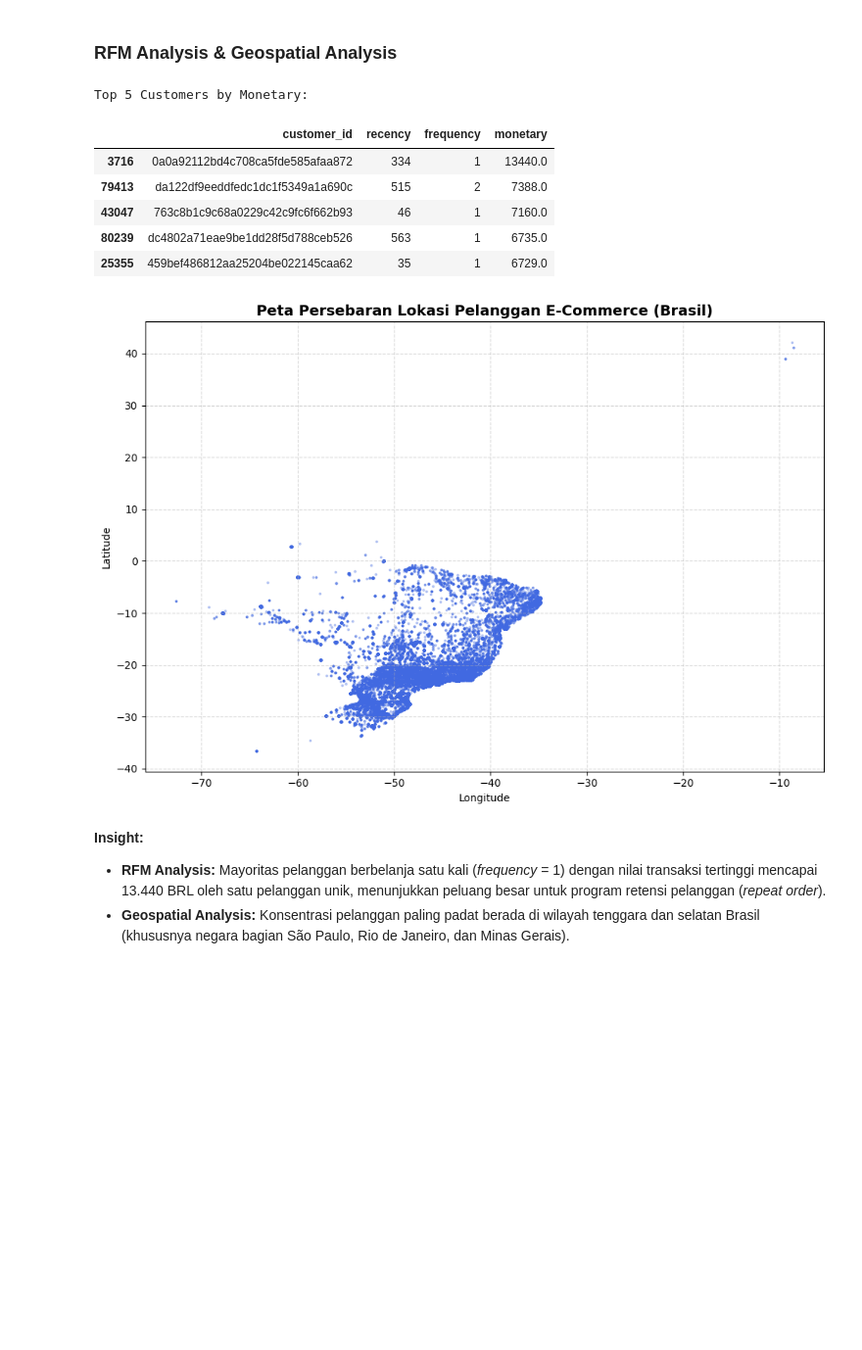
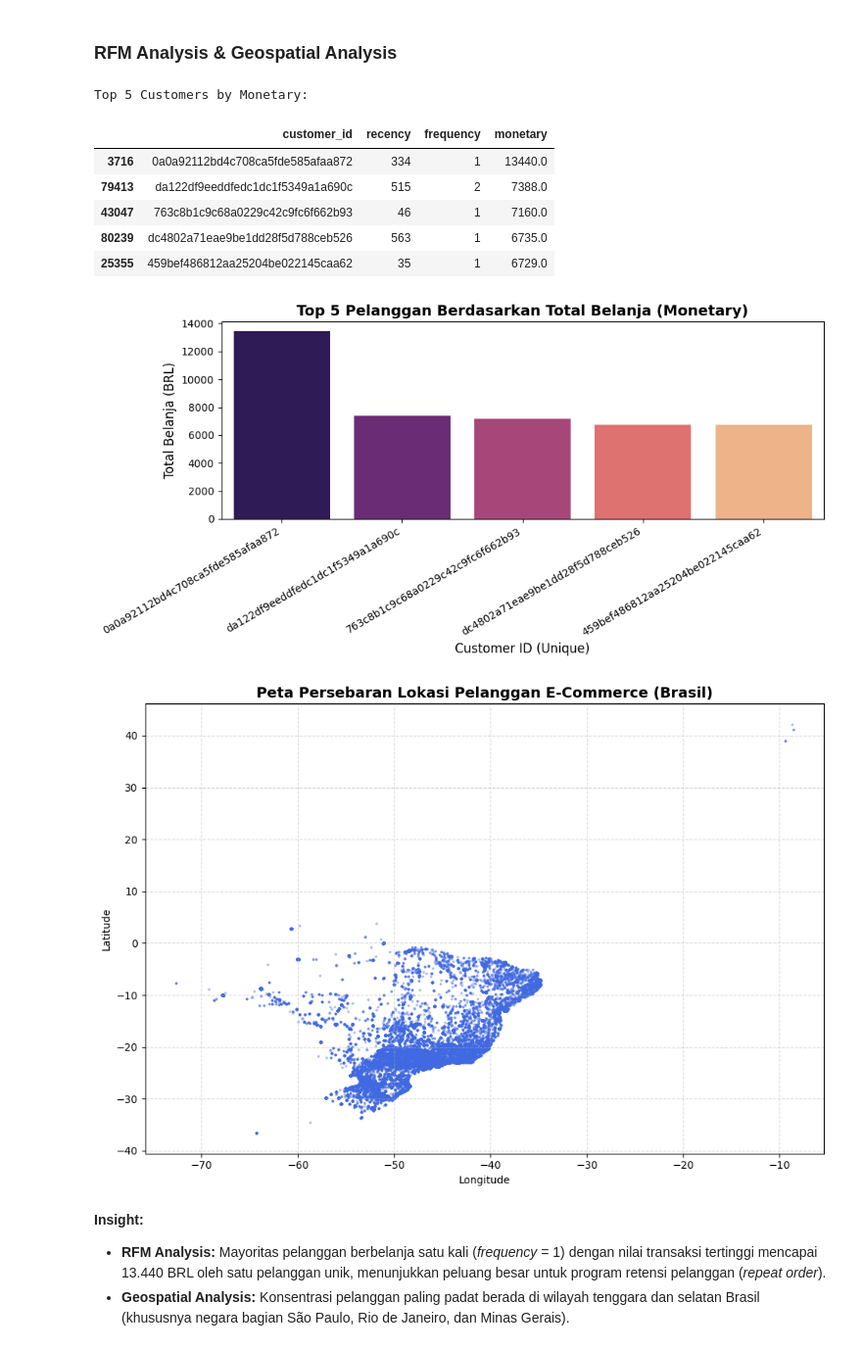
Before and after one commit to biyancore/Submission-Analisis-Data-Ecommerce, a Jupyter notebook: notebook.ipynb, the cells around one changed output. Shown at 98% size. Cells and saved outputs as stored; diff of their text form; code cells hidden in the pictures; blank space fills up the shorter version.

```diff
--- a/notebook.ipynb
+++ b/notebook.ipynb
@@ -574,50 +574,81 @@ plt.show()
 ### RFM Analysis & Geospatial Analysis
 # %%
 # --- 1. RFM Analysis ---
+# Menentukan tanggal recency (1 hari setelah tanggal pembelian terakhir dalam dataset)
 recent_date = complete_order_df['order_purchase_timestamp'].max() + pd.Timedelta(days=1)
 
+# Mengagregasi data untuk mendapatkan nilai Recency, Frequency, dan Monetary per pelanggan
 rfm_df = complete_order_df.groupby('customer_unique_id').agg({
     'order_purchase_timestamp': lambda x: (recent_date - x.max()).days,
     'order_id': 'nunique',
     'price': 'sum'
 }).reset_index()
 
+# Mengganti nama kolom
 rfm_df.columns = ['customer_id', 'recency', 'frequency', 'monetary']
+
 print("Top 5 Customers by Monetary:")
-display(rfm_df.sort_values(by='monetary', ascending=False).head(5))
+# Mengambil 5 pelanggan teratas berdasarkan nilai Monetary
+top_5_customers = rfm_df.sort_values(by='monetary', ascending=False).head(5)
+display(top_5_customers)
+
+# --- VISUALISASI RFM (Bar Chart) ---
+plt.figure(figsize=(10, 5))
+
+# Membuat bar plot
+sns.barplot(
+    x="customer_id",
+    y="monetary",
+    data=top_5_customers,
+    hue="customer_id",
+    palette="magma",
+    legend=False
+)
+
+plt.title("Top 5 Pelanggan Berdasarkan Total Belanja (Monetary)", fontsize=14, fontweight='bold')
+plt.xlabel("Customer ID (Unique)", fontsize=12)
+plt.ylabel("Total Belanja (BRL)", fontsize=12)
+plt.xticks(rotation=30, ha='right')
+
+plt.tight_layout()
+plt.show()
 
 # --- 2. Geospatial Analysis ---
-customers_geo_df = customers_df.merge(
+# Menggabungkan data pelanggan dengan data geolokasi
+customers_geo_df = complete_order_df.merge(
     geo_df,
     left_on='customer_zip_code_prefix',
     right_on='geolocation_zip_code_prefix',
     how='inner'
 )
 
-plt.figure(figsize=(10, 7))
-plt.scatter(
+# --- VISUALISASI Peta Persebaran ---
+fig_geo, ax_geo = plt.subplots(figsize=(10, 7))
+
+# Membuat scatter plot
+ax_geo.scatter(
     customers_geo_df['geolocation_lng'],
     customers_geo_df['geolocation_lat'],
     alpha=0.3, s=3, c='royalblue'
 )
-plt.title('Peta Persebaran Lokasi Pelanggan E-Commerce (Brasil)', fontsize=14, fontweight='bold')
-plt.xlabel('Longitude')
-plt.ylabel('Latitude')
-plt.grid(True, linestyle='--', alpha=0.5)
+
+ax_geo.set_title('Peta Persebaran Lokasi Pelanggan E-Commerce (Brasil)', fontsize=14, fontweight='bold')
+ax_geo.set_xlabel('Longitude')
+ax_geo.set_ylabel('Latitude')
+ax_geo.grid(True, linestyle='--', alpha=0.5)
+
 plt.tight_layout()
 plt.show()
-
-# Menyimpan data bersih ke folder Dashboard untuk keperluan Streamlit
-# complete_order_df.to_csv('Dashboard/main_data.csv', index=False)
 # %% [output]
 Top 5 Customers by Monetary:
 |  | customer_id | recency | frequency | monetary |
 | 3716 | 0a0a92112bd4c708ca5fde585afaa872 | 334 | 1 | 13440.0 |
 | 79413 | da122df9eeddfedc1dc1f5349a1a690c | 515 | 2 | 7388.0 |
 | 43047 | 763c8b1c9c68a0229c42c9fc6f662b93 | 46 | 1 | 7160.0 |
 | 80239 | dc4802a71eae9be1dd28f5d788ceb526 | 563 | 1 | 6735.0 |
 | 25355 | 459bef486812aa25204be022145caa62 | 35 | 1 | 6729.0 |
-[figure, old version]
+[figure, new version]
+[figure, added]
 # %% [markdown]
 **Insight:**
 - **RFM Analysis:** Mayoritas pelanggan berbelanja satu kali (*frequency* = 1) dengan nilai transaksi tertinggi mencapai 13.440 BRL oleh satu pelanggan unik, menunjukkan peluang besar untuk program retensi pelanggan (*repeat order*).
```
Also changed, not shown: parts of 6 cells of this notebook, 2 other files.
